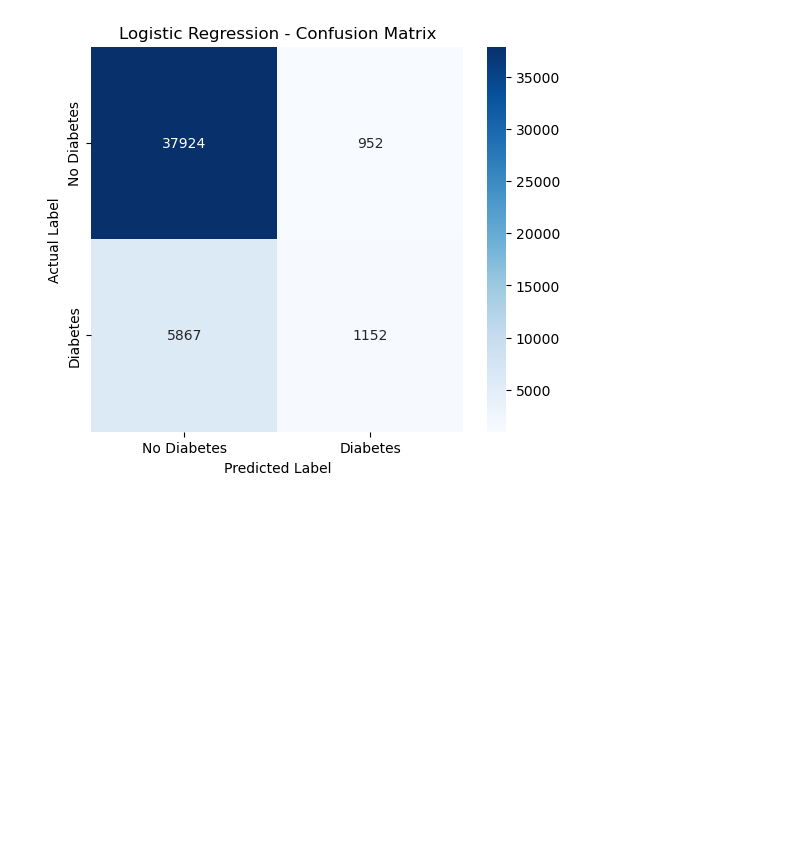
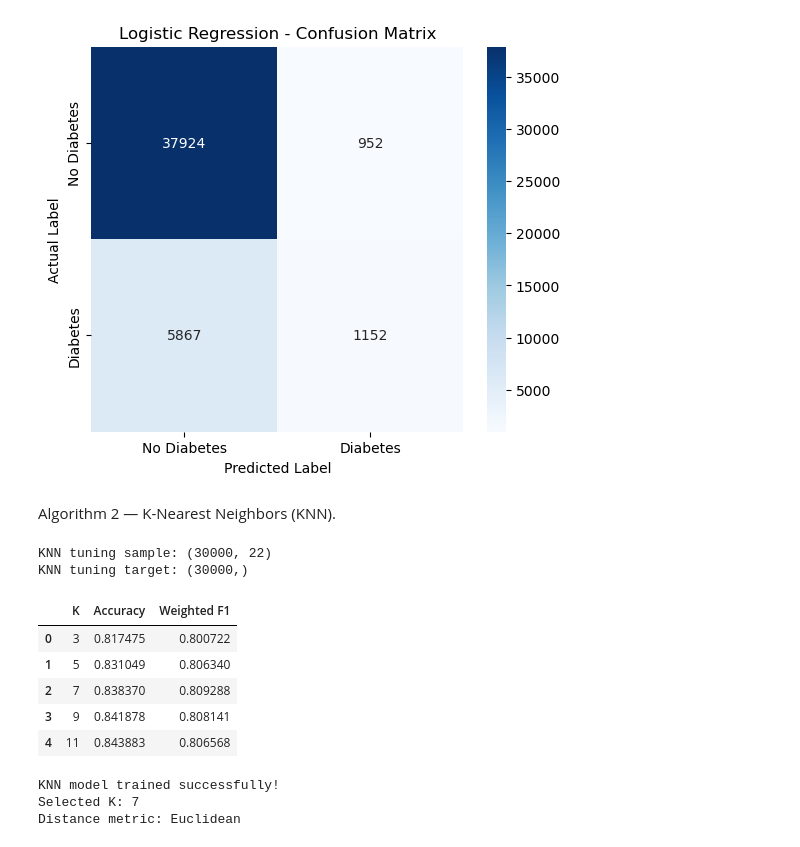
Before and after one commit to kartik815/ML-Diabetes-Case-Study, a Jupyter notebook: notebooks/classification.ipynb, the cells around one changed output. Drawn from its saved outputs; the diff is of its cells as text; code cells hidden in the pictures; blank space fills up the shorter version.

```diff
--- a/notebooks/classification.ipynb
+++ b/notebooks/classification.ipynb
@@ -941,3 +941,77 @@ plt.ylabel("Actual Label")
 plt.show()
 # %% [output]
 [figure]
+# %% [markdown]
+Algorithm 2 — K-Nearest Neighbors (KNN).
+# %%
+# ============================================================
+# 5.1 KNN - TRAINING SAMPLE FOR TUNING
+# ============================================================
+
+X_knn_tune, _, y_knn_tune, _ = train_test_split(
+    X_train_scaled,
+    y_train,
+    train_size=30000,
+    random_state=RANDOM_STATE,
+    stratify=y_train
+)
+
+print("KNN tuning sample:", X_knn_tune.shape)
+print("KNN tuning target:", y_knn_tune.shape)
+# %% [output]
+KNN tuning sample: (30000, 22)
+KNN tuning target: (30000,)
+# %%
+# ============================================================
+# 5.2 KNN - TUNING NUMBER OF NEIGHBORS
+# ============================================================
+
+k_values = [3, 5, 7, 9, 11]
+knn_results = []
+
+for k in k_values:
+    knn = KNeighborsClassifier(n_neighbors=k)
+    knn.fit(X_knn_tune, y_knn_tune)
+
+    y_pred_tune = knn.predict(X_test_scaled)
+
+    accuracy = accuracy_score(y_test, y_pred_tune)
+    f1 = f1_score(y_test, y_pred_tune, average="weighted")
+
+    knn_results.append({
+        "K": k,
+        "Accuracy": accuracy,
+        "Weighted F1": f1
+    })
+
+knn_results_df = pd.DataFrame(knn_results)
+
+display(knn_results_df)
+# %% [output]
+|  | K | Accuracy | Weighted F1 |
+| 0 | 3 | 0.817475 | 0.800722 |
+| 1 | 5 | 0.831049 | 0.806340 |
+| 2 | 7 | 0.838370 | 0.809288 |
+| 3 | 9 | 0.841878 | 0.808141 |
+| 4 | 11 | 0.843883 | 0.806568 |
+# %%
+# ============================================================
+# 5.3 KNN - FINAL MODEL
+# ============================================================
+
+knn_model = KNeighborsClassifier(
+    n_neighbors=7,
+    metric="euclidean"
+)
+
+knn_model.fit(X_knn_tune, y_knn_tune)
+
+y_pred_knn = knn_model.predict(X_test_scaled)
+
+print("KNN model trained successfully!")
+print("Selected K:", 7)
+print("Distance metric: Euclidean")
+# %% [output]
+KNN model trained successfully!
+Selected K: 7
+Distance metric: Euclidean
```
Also changed, not shown: parts of 4 cells of this notebook.
